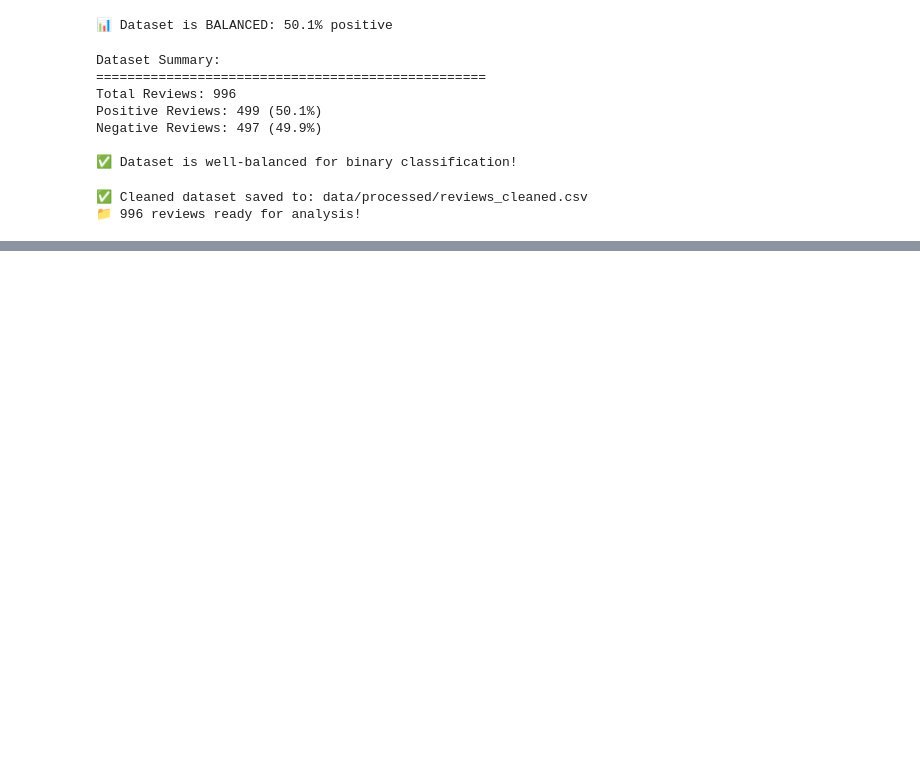
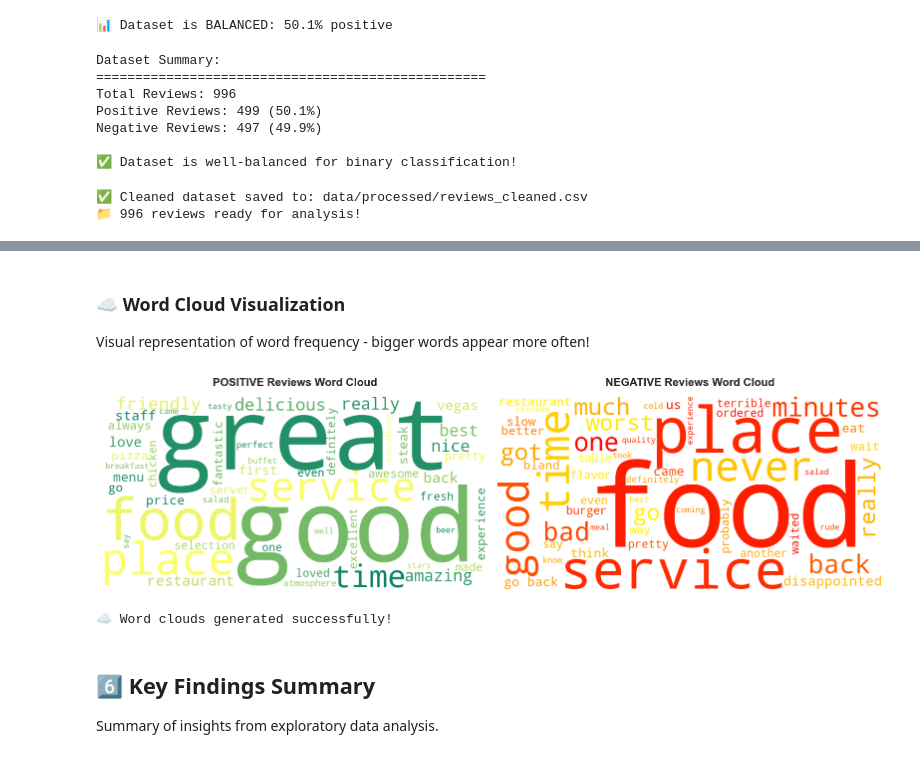
Before and after one commit to Akakinad/restaurant-sentiment-analysis, a Jupyter notebook: notebooks/01_data_exploration.ipynb, the cells around one changed output, grey strips where cells are left out. Cells and saved outputs as stored; diff of their text form; code cells hidden in the pictures; blank space fills up the shorter version.

```diff
--- a/notebooks/01_data_exploration.ipynb
+++ b/notebooks/01_data_exploration.ipynb
@@ -235,0 +479,43 @@ print(f"📁 {len(df_clean)} reviews ready for analysis!")
+# %% [markdown]
+### ☁️ Word Cloud Visualization
+
+Visual representation of word frequency - bigger words appear more often!
+# %%
+from wordcloud import WordCloud
+
+# Create word clouds
+fig, axes = plt.subplots(1, 2, figsize=(16, 7))
+
+# Positive word cloud
+positive_text = ' '.join(positive_words_filtered)
+wordcloud_positive = WordCloud(width=800, height=400,
+                                background_color='white',
+                                colormap='summer',
+                                max_words=50).generate(positive_text)
+
+axes[0].imshow(wordcloud_positive, interpolation='bilinear')
+axes[0].set_title('POSITIVE Reviews Word Cloud', fontsize=16, fontweight='bold', pad=15)
+axes[0].axis('off')
+
+# Negative word cloud
+negative_text = ' '.join(negative_words_filtered)
+wordcloud_negative = WordCloud(width=800, height=400,
+                                background_color='white',
+                                colormap='autumn',
+                                max_words=50).generate(negative_text)
+
+axes[1].imshow(wordcloud_negative, interpolation='bilinear')
+axes[1].set_title('NEGATIVE Reviews Word Cloud', fontsize=16, fontweight='bold', pad=15)
+axes[1].axis('off')
+
+plt.tight_layout()
+plt.show()
+
+print("☁️ Word clouds generated successfully!")
+# %% [output]
+[figure, added]
+☁️ Word clouds generated successfully!
+# %% [markdown]
+## 6️⃣ Key Findings Summary
+
+Summary of insights from exploratory data analysis.
```
Also changed, not shown: parts of 15 cells of this notebook.
